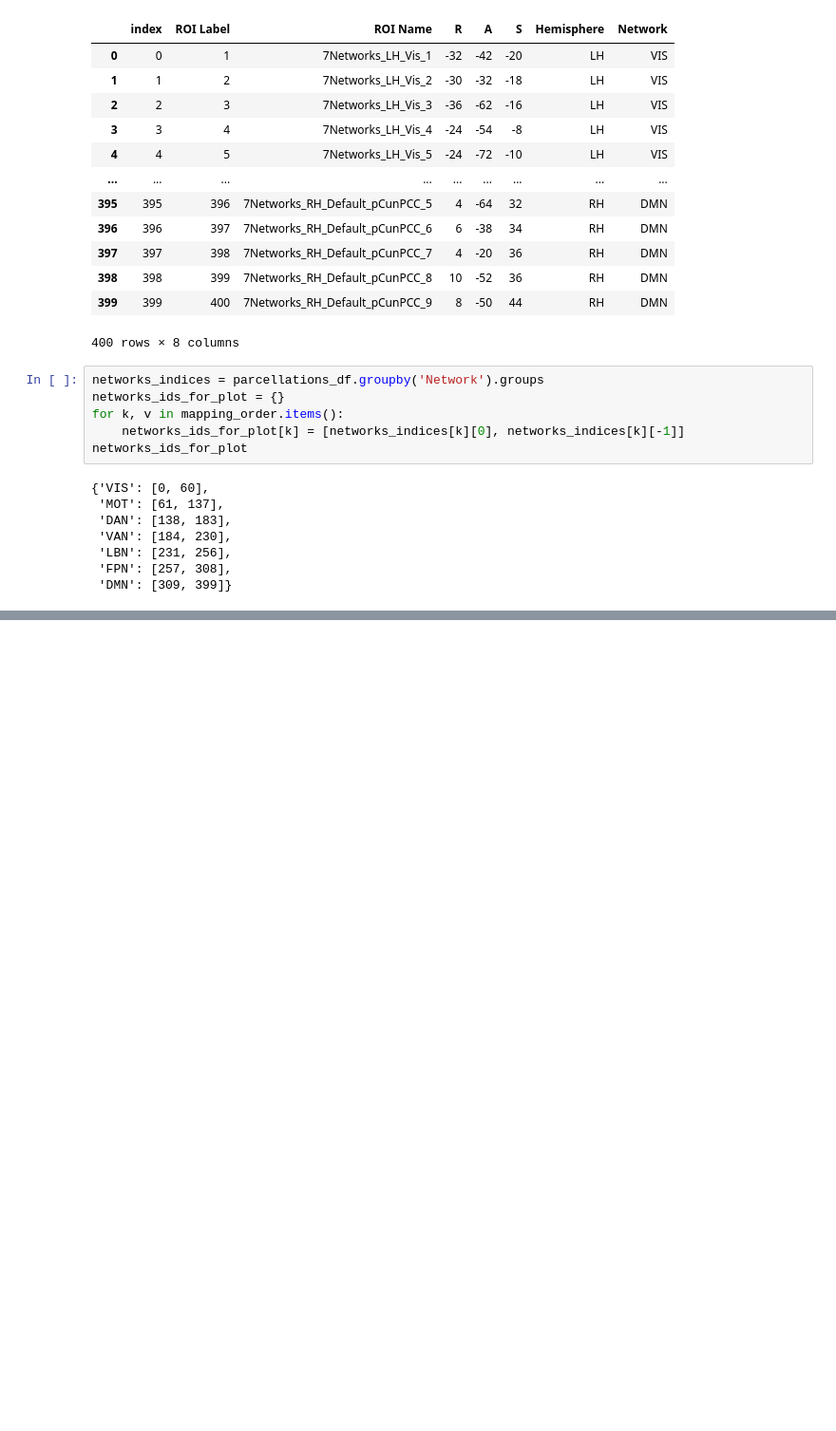
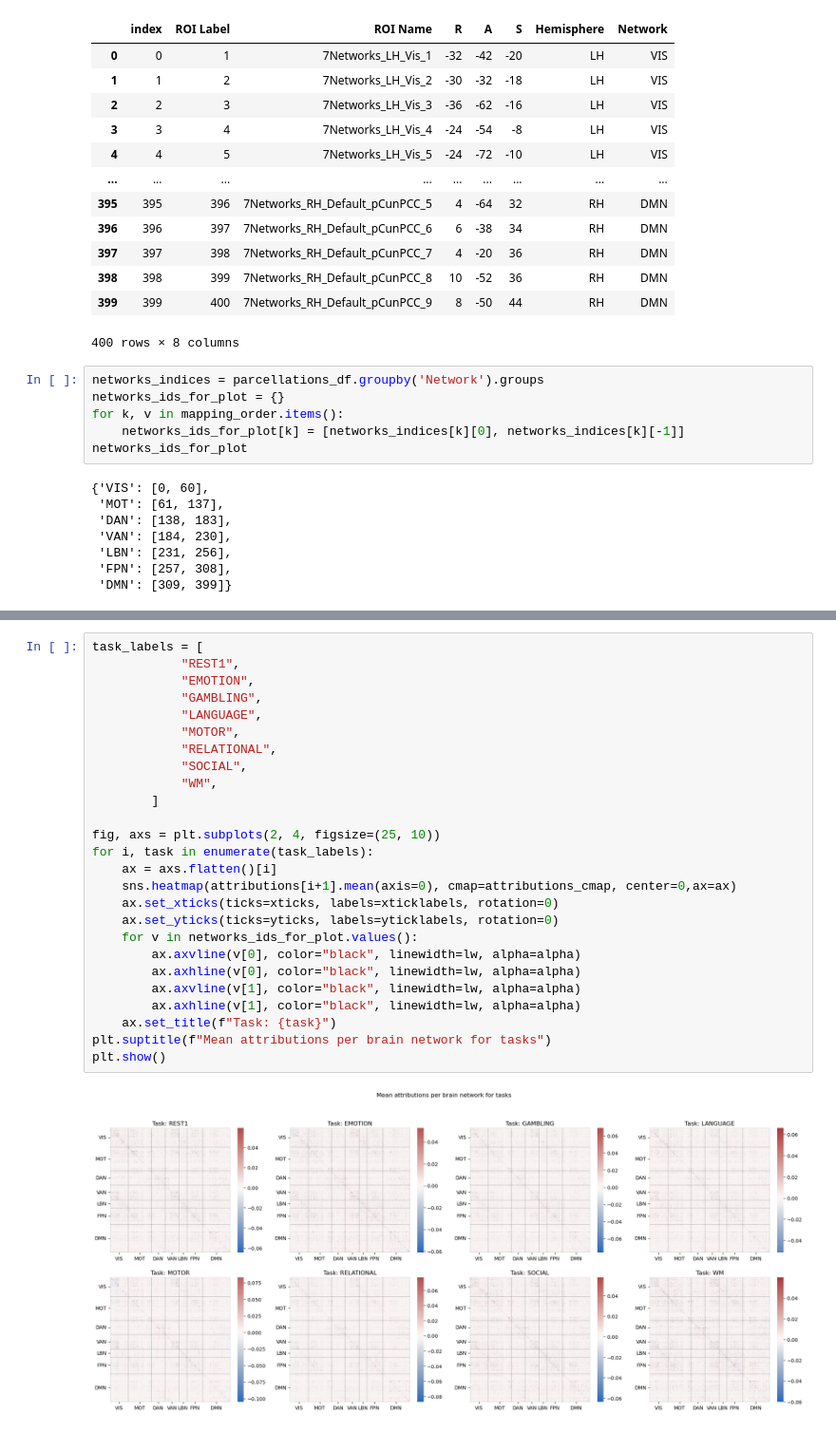
Before and after one commit to C-Achard/MIPLab-TeamCEE-DeepLearningforBiomed, a Jupyter notebook: notebooks/interpretability.ipynb, the cells around one changed output, grey strips where cells are left out. Shown at 95% size. Saved outputs shown, nothing was run; the diff lists cells and outputs as text; blank space fills up the shorter version.

```diff
--- a/notebooks/interpretability.ipynb
+++ b/notebooks/interpretability.ipynb
@@ -107,0 +152,28 @@ Text(0.5, 1.0, 'Attention weights per brain network')
+# %%
+task_labels = [
+            "REST1",
+            "EMOTION",
+            "GAMBLING",
+            "LANGUAGE",
+            "MOTOR",
+            "RELATIONAL",
+            "SOCIAL",
+            "WM",
+        ]
+
+fig, axs = plt.subplots(2, 4, figsize=(25, 10))
+for i, task in enumerate(task_labels):
+    ax = axs.flatten()[i]
+    sns.heatmap(attributions[i+1].mean(axis=0), cmap=attributions_cmap, center=0,ax=ax)
+    ax.set_xticks(ticks=xticks, labels=xticklabels, rotation=0)
+    ax.set_yticks(ticks=yticks, labels=yticklabels, rotation=0)
+    for v in networks_ids_for_plot.values():
+        ax.axvline(v[0], color="black", linewidth=lw, alpha=alpha)
+        ax.axhline(v[0], color="black", linewidth=lw, alpha=alpha)
+        ax.axvline(v[1], color="black", linewidth=lw, alpha=alpha)
+        ax.axhline(v[1], color="black", linewidth=lw, alpha=alpha)
+    ax.set_title(f"Task: {task}")
+plt.suptitle(f"Mean attributions per brain network for tasks")
+plt.show()
+# %% [output]
+[figure, added]
```
Also changed, not shown: parts of 11 cells of this notebook, 3 other files.
